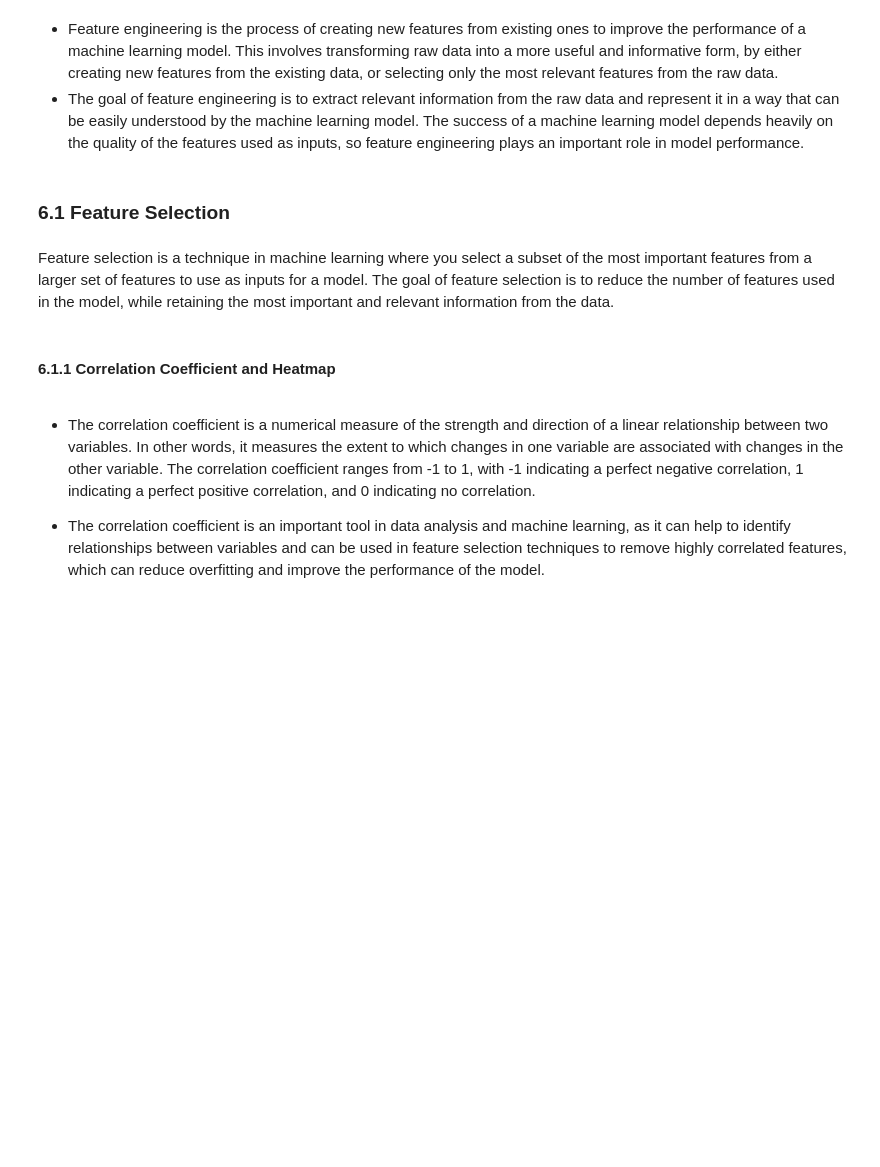
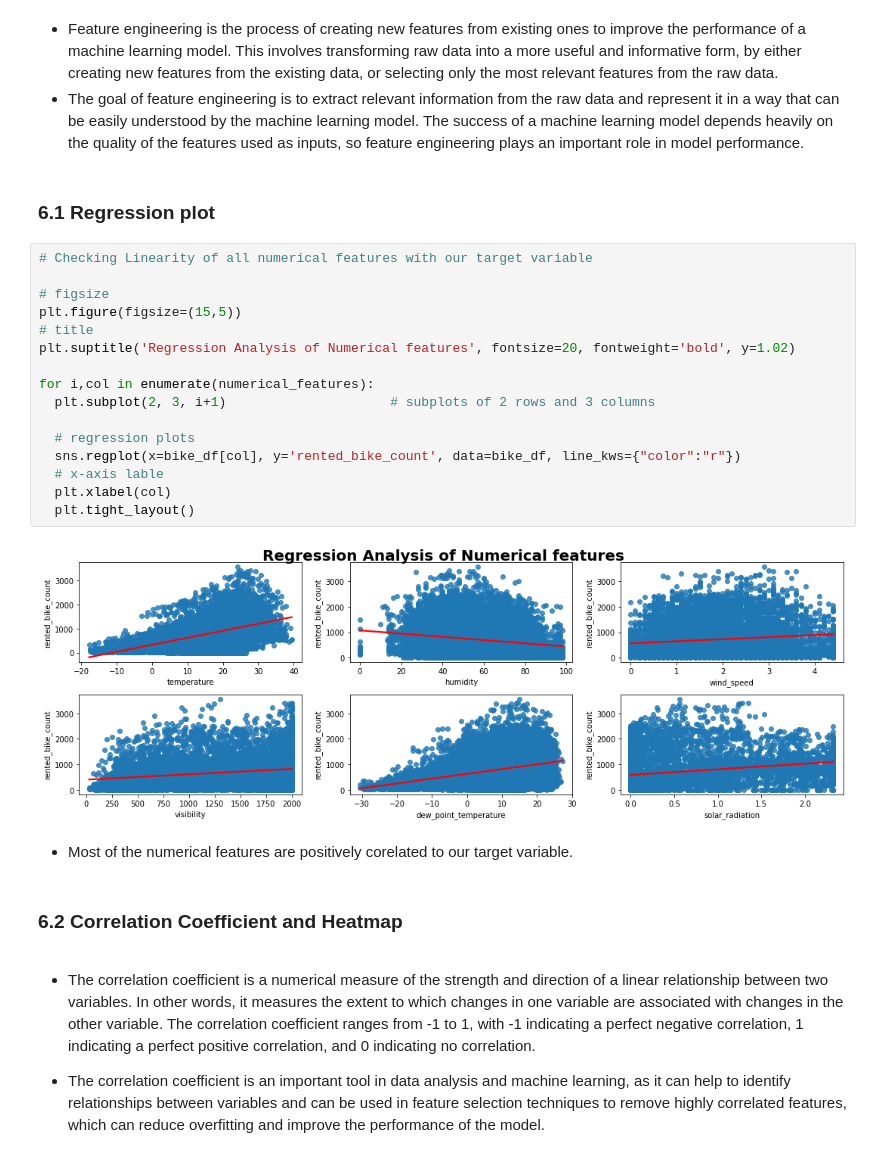
Before and after one commit to Navneet2409/bike-sharing-demand-prediction, a Jupyter notebook: Bike_Sharing_Notebook_Navneet_Keshri.ipynb, the cells around one changed output. Drawn from its saved outputs; the diff is of its cells as text; blank space fills up the shorter version.

```diff
--- a/Bike_Sharing_Notebook_Navneet_Keshri.ipynb
+++ b/Bike_Sharing_Notebook_Navneet_Keshri.ipynb
@@ -992,11 +992,29 @@ for i,col in enumerate(numerical_features):
 * Feature engineering is the process of creating new features from existing ones to improve the performance of a machine learning model. This involves transforming raw data into a more useful and informative form, by either creating new features from the existing data, or selecting only the most relevant features from the raw data.
 * The goal of feature engineering is to extract relevant information from the raw data and represent it in a way that can be easily understood by the machine learning model. The success of a machine learning model depends heavily on the quality of the features used as inputs, so feature engineering plays an important role in model performance.
 # %% [markdown]
-### **6.1 Feature Selection**
+### **6.1 Regression plot**
-# %% [markdown]
-Feature selection is a technique in machine learning where you select a subset of the most important features from a larger set of features to use as inputs for a model. The goal of feature selection is to reduce the number of features used in the model, while retaining the most important and relevant information from the data.
+# %%
+# Checking Linearity of all numerical features with our target variable
+
+# figsize
+plt.figure(figsize=(15,5))
+# title
+plt.suptitle('Regression Analysis of Numerical features', fontsize=20, fontweight='bold', y=1.02)
+
+for i,col in enumerate(numerical_features):
+  plt.subplot(2, 3, i+1)                     # subplots of 2 rows and 3 columns
+
+  # regression plots
+  sns.regplot(x=bike_df[col], y='rented_bike_count', data=bike_df, line_kws={"color":"r"})
+  # x-axis lable
+  plt.xlabel(col)
+  plt.tight_layout()
+# %% [output]
+[figure, added]
+# %% [markdown]
+* Most of the numerical features are positively corelated to our target variable.
 # %% [markdown]
-#### **6.1.1 Correlation Coefficient and Heatmap**
+### **6.2 Correlation Coefficient and Heatmap**
 # %% [markdown]
 * The correlation coefficient is a numerical measure of the strength and direction of a linear relationship between two variables. In other words, it measures the extent to which changes in one variable are associated with changes in the other variable. The correlation coefficient ranges from -1 to 1, with -1 indicating a perfect negative correlation, 1 indicating a perfect positive correlation, and 0 indicating no correlation.
 
```
Also changed, not shown: parts of 294 cells of this notebook.
